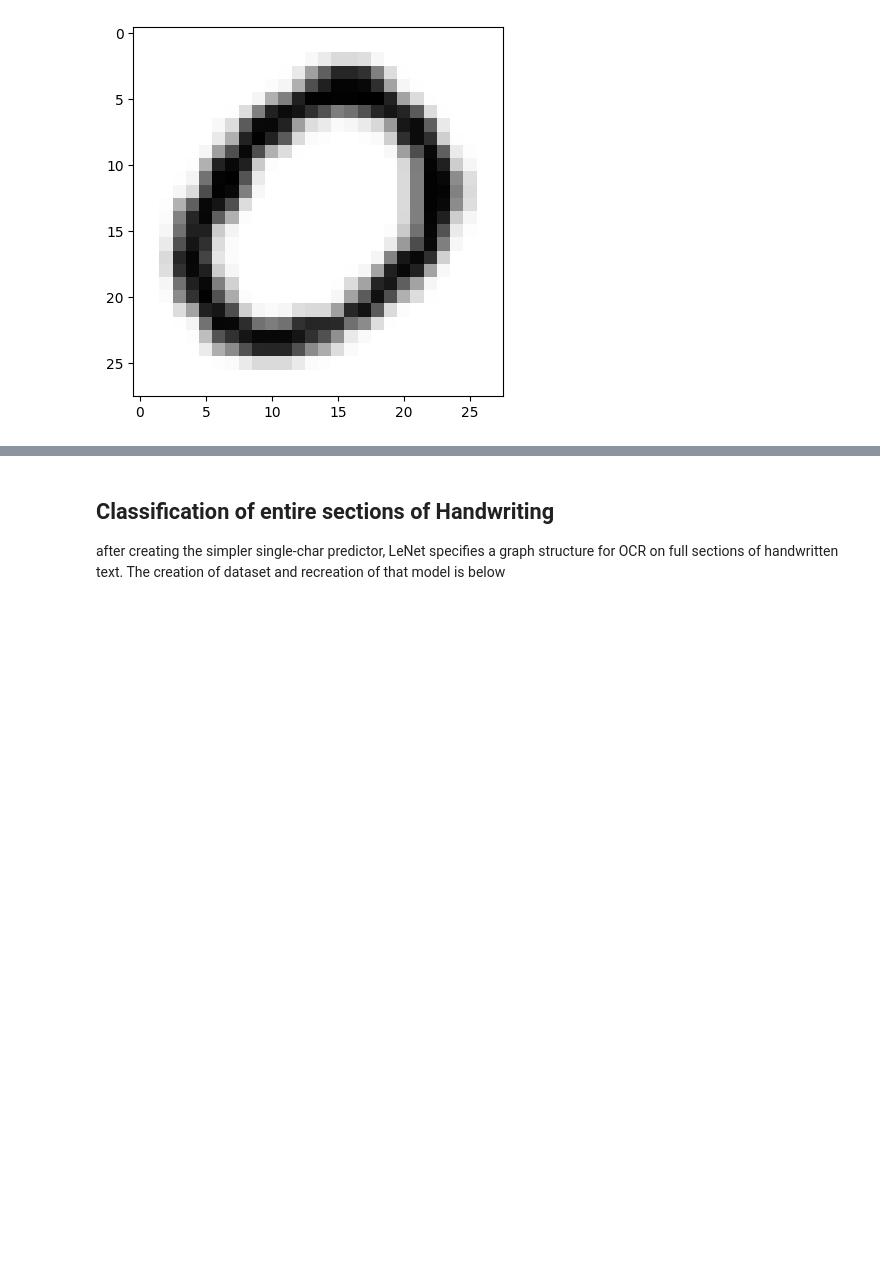
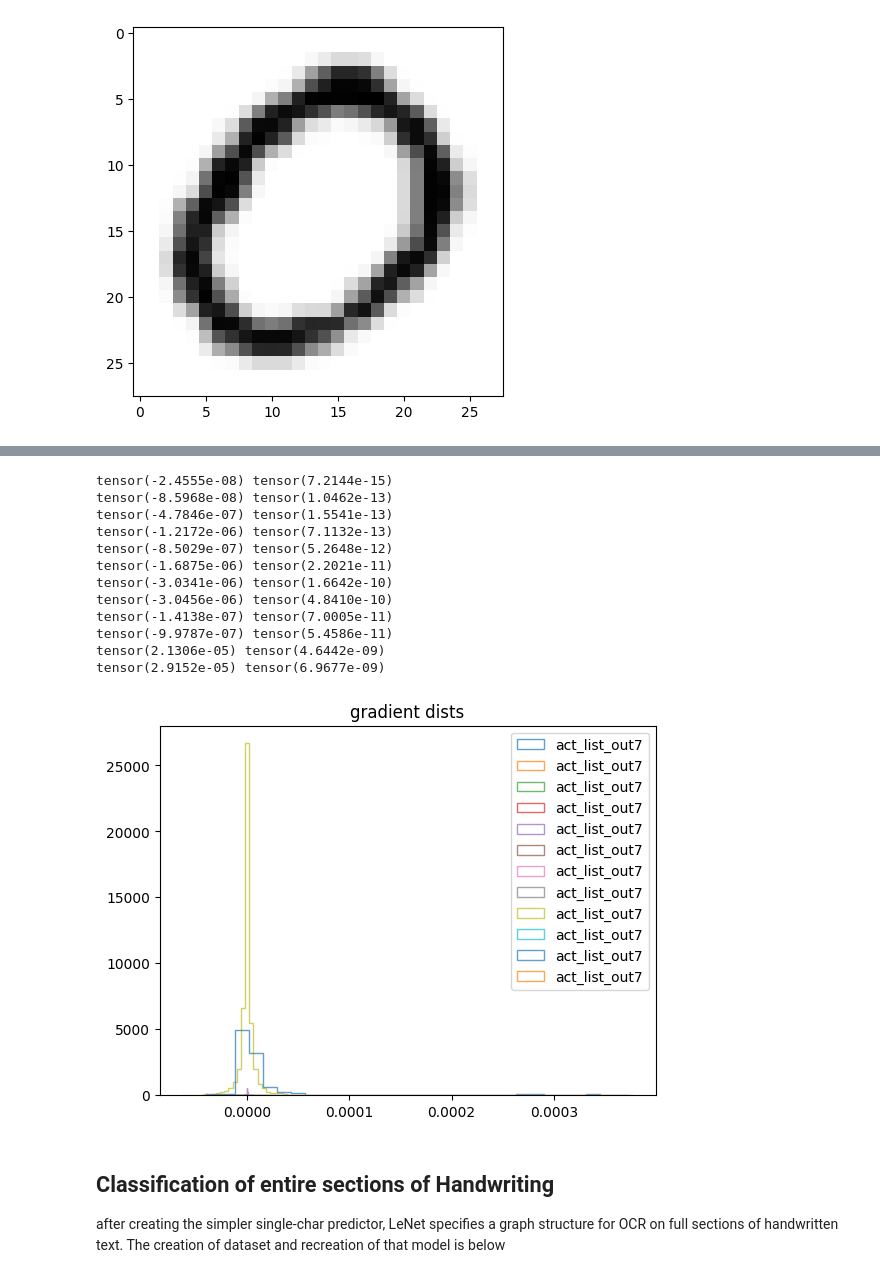
Before and after one commit to yourboijake/cv_selflearning, a Jupyter notebook: lenet5.ipynb, the cells around one changed output, grey strips where cells are left out. Cells and saved outputs as stored; diff of their text form; code cells hidden in the pictures; blank space fills up the shorter version.

```diff
--- a/lenet5.ipynb
+++ b/lenet5.ipynb
@@ -351,3 +388,25 @@ f6: 0.13050825893878937, 1.2301437854766846
+# %%
+for p in params:
+    plt.hist(p.grad.reshape(-1), bins=30, alpha=0.7, label=f'act_list_{k}', histtype='step')
+    print(p.grad.mean(), p.grad.var())
+
+plt.title('gradient dists')
+plt.legend(loc='upper right')
+plt.show()
+# %% [output]
+tensor(-2.4555e-08) tensor(7.2144e-15)
+tensor(-8.5968e-08) tensor(1.0462e-13)
+tensor(-4.7846e-07) tensor(1.5541e-13)
+tensor(-1.2172e-06) tensor(7.1132e-13)
+tensor(-8.5029e-07) tensor(5.2648e-12)
+tensor(-1.6875e-06) tensor(2.2021e-11)
+tensor(-3.0341e-06) tensor(1.6642e-10)
+tensor(-3.0456e-06) tensor(4.8410e-10)
+tensor(-1.4138e-07) tensor(7.0005e-11)
+tensor(-9.9787e-07) tensor(5.4586e-11)
+tensor(2.1306e-05) tensor(4.6442e-09)
+tensor(2.9152e-05) tensor(6.9677e-09)
+[figure, added]
 # %% [markdown]
 ## Classification of entire sections of Handwriting
 
```
Also changed, not shown: parts of 12 cells of this notebook.
